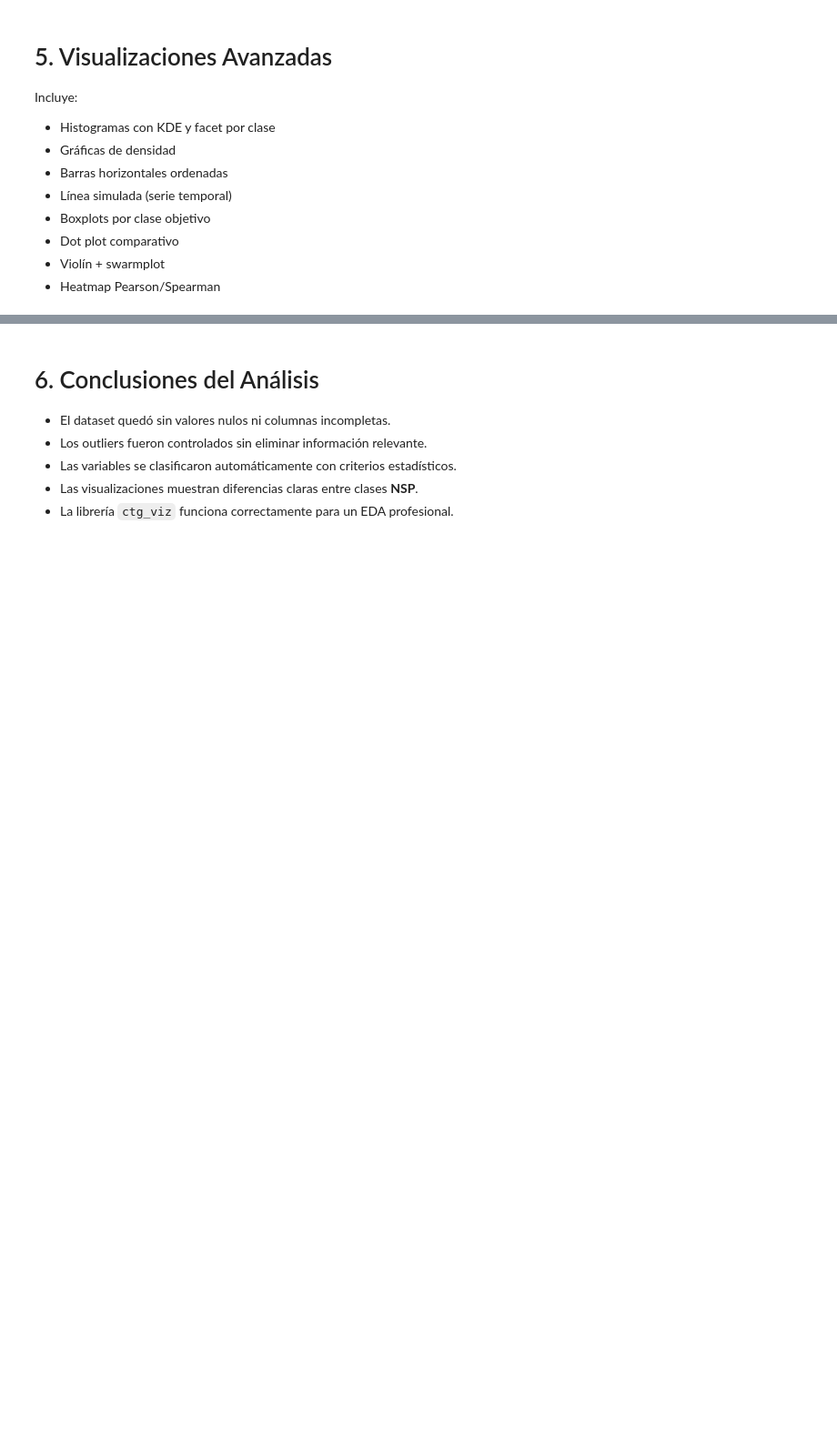
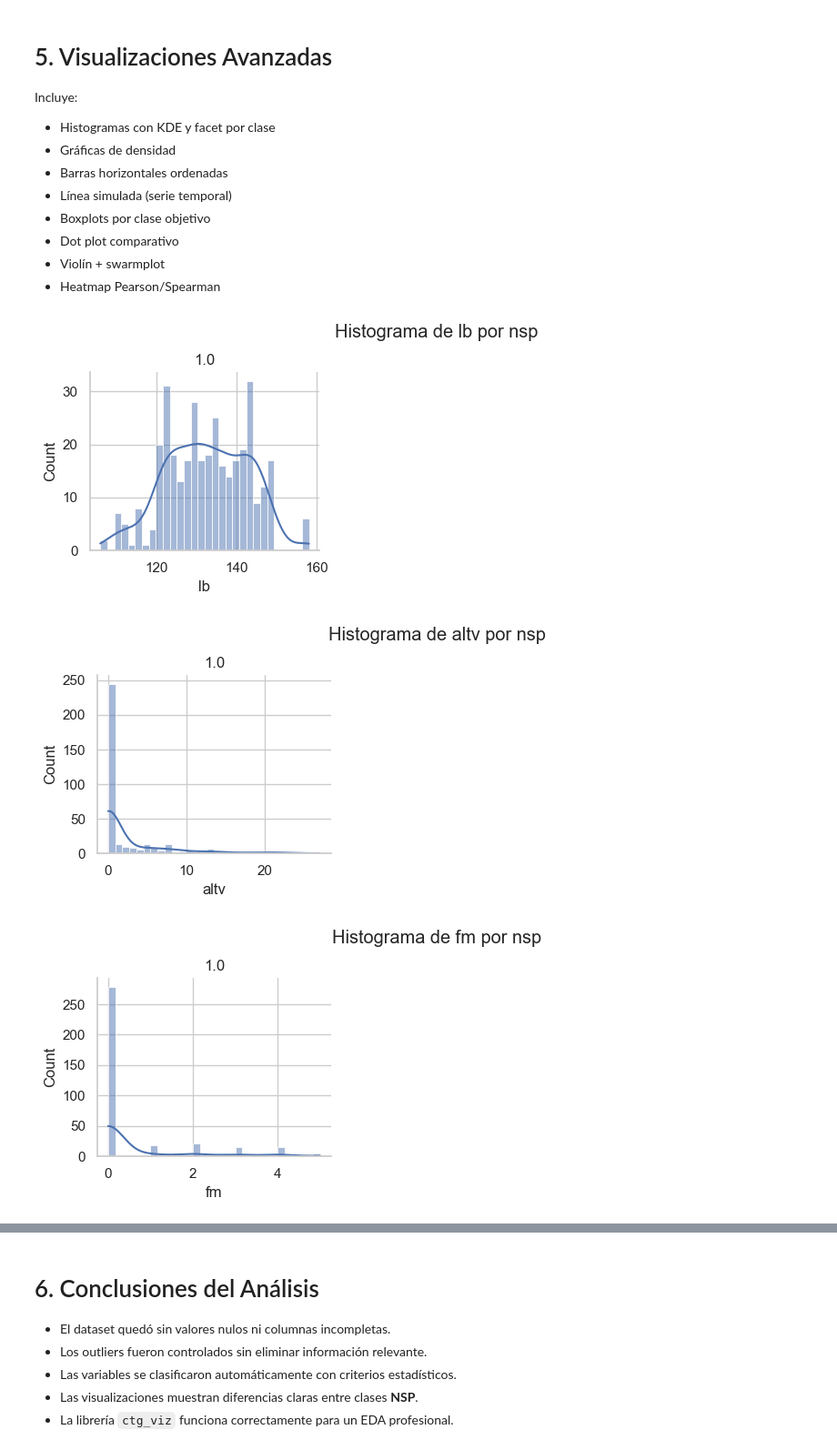
Before and after one commit to actdavidmc/ctg_viz_project, a Jupyter notebook: 01_exploracion.ipynb, the cells around one changed output, grey strips where cells are left out. Shown at 91% size. Cells and saved outputs as stored; diff of their text form; code cells hidden in the pictures; blank space fills up the shorter version.

```diff
--- a/01_exploracion.ipynb
+++ b/01_exploracion.ipynb
@@ -70,5 +84,5 @@ Aplicamos el pipeline integrado de limpieza:
 # %%
-path = "../data/CTG.csv"
+path = "data/CTG.csv"
 
 df = preprocessing(
     path=path,
@@ -121,9 +193,13 @@ Incluye:
 # %%
 plot_histogram(
     df,
-    columnas=["LB", "ALTV", "FM"],
+    columnas=["lb", "altv", "fm"],
     kde=True,
-    hue="NSP",
+    hue="nsp",
     facet=True
 )
+# %% [output]
+[figure, added]
+[figure, added]
+[figure, added]
 # %%
```
Also changed, not shown: parts of 15 cells of this notebook, 2 other files.
